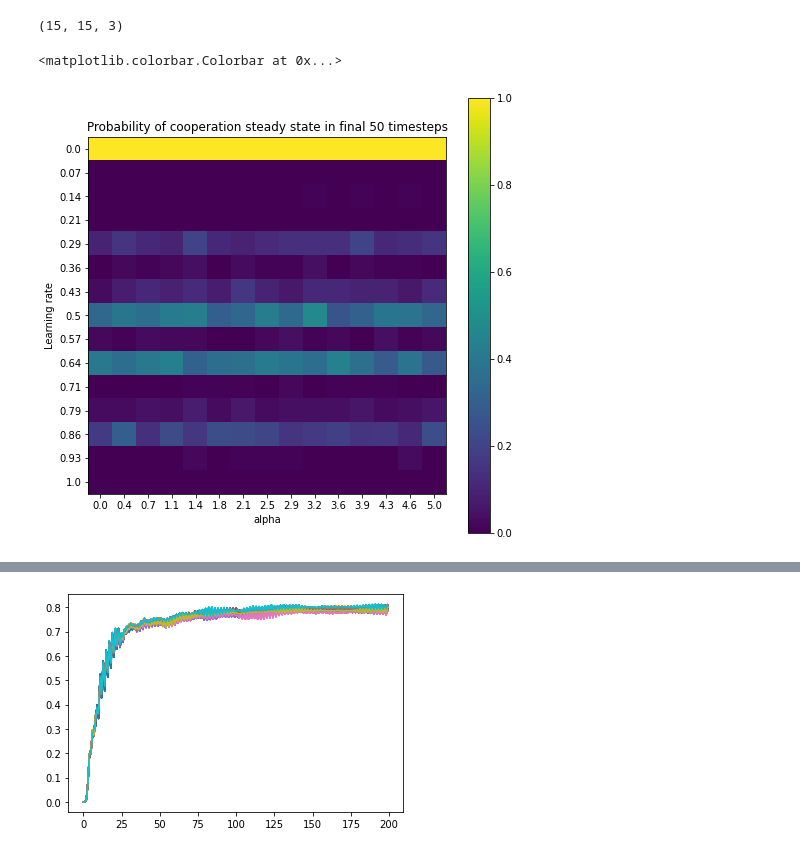
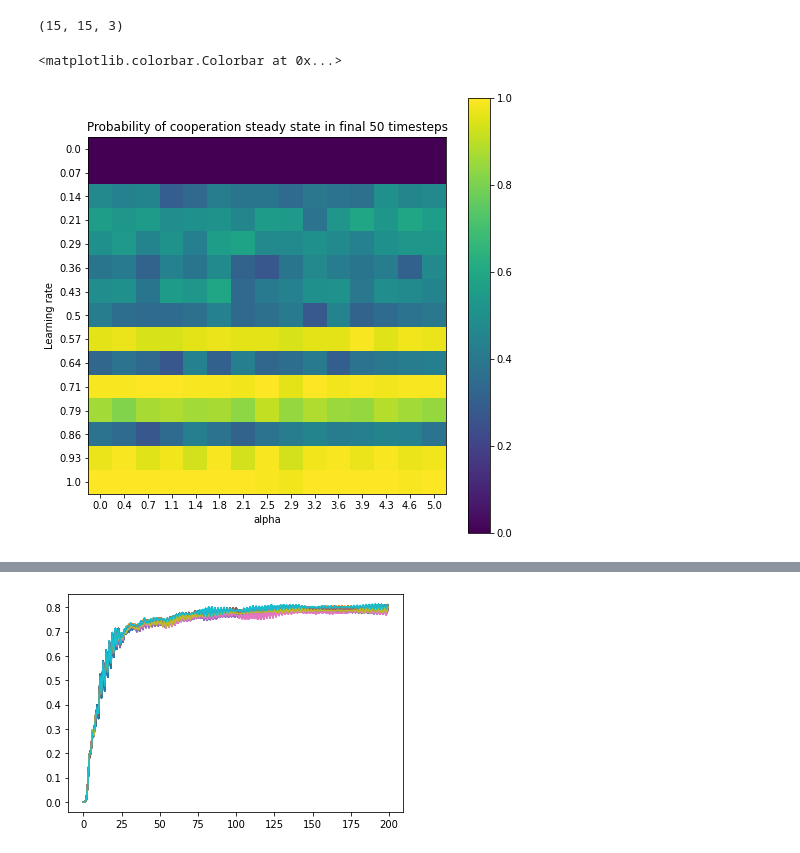
Before and after one commit to daphnedemekas/network-actinf, a Jupyter notebook: prisoners_dilemma/dual_agent_results/results_stochastic.ipynb, the cells around one changed output, grey strips where cells are left out. Saved outputs shown, nothing was run; the diff lists cells and outputs as text; code cells hidden in the pictures.

```diff
--- a/prisoners_dilemma/results_stochastic.ipynb
+++ b/prisoners_dilemma/dual_agent_results/results_stochastic.ipynb
@@ -93,16 +93,16 @@ steady_state.shape
 (15, 15, 3)
 # %%
 fig = plt.figure(figsize=(8,8))
-plt.imshow(steady_state[:,:,2]/100)
+plt.imshow(steady_state[:,:,1]/100)
 plt.yticks(range(15), labels = lrs[:].round(2))
 plt.xticks(range(15), labels=alphas.round(1))
 plt.ylabel("Learning rate")
 plt.xlabel("alpha")
 plt.title("Probability of cooperation steady state in final 50 timesteps")
 plt.colorbar()
 # %% [output]
 <matplotlib.colorbar.Colorbar at 0x...>
-[figure, old version]
+[figure, new version]
 # %%
 fig = plt.figure(figsize=(8,8))
 plt.imshow(steady_state[1:,:,1]/100)
```
Also changed, not shown: parts of 3 cells of this notebook, 12 other files.
